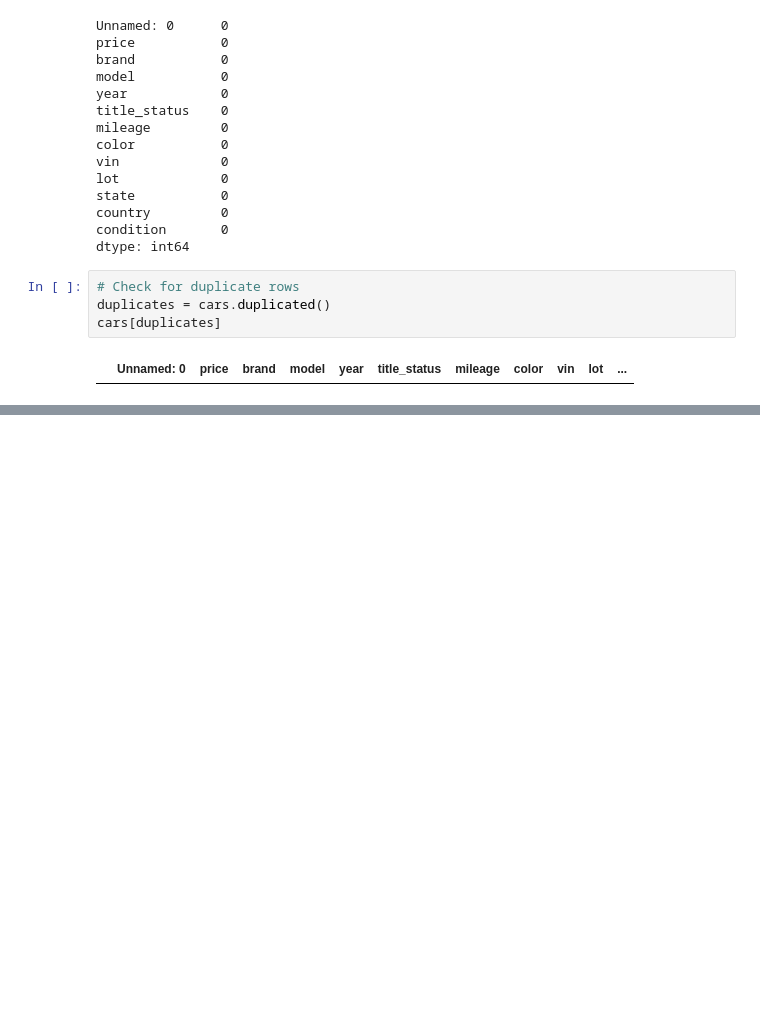
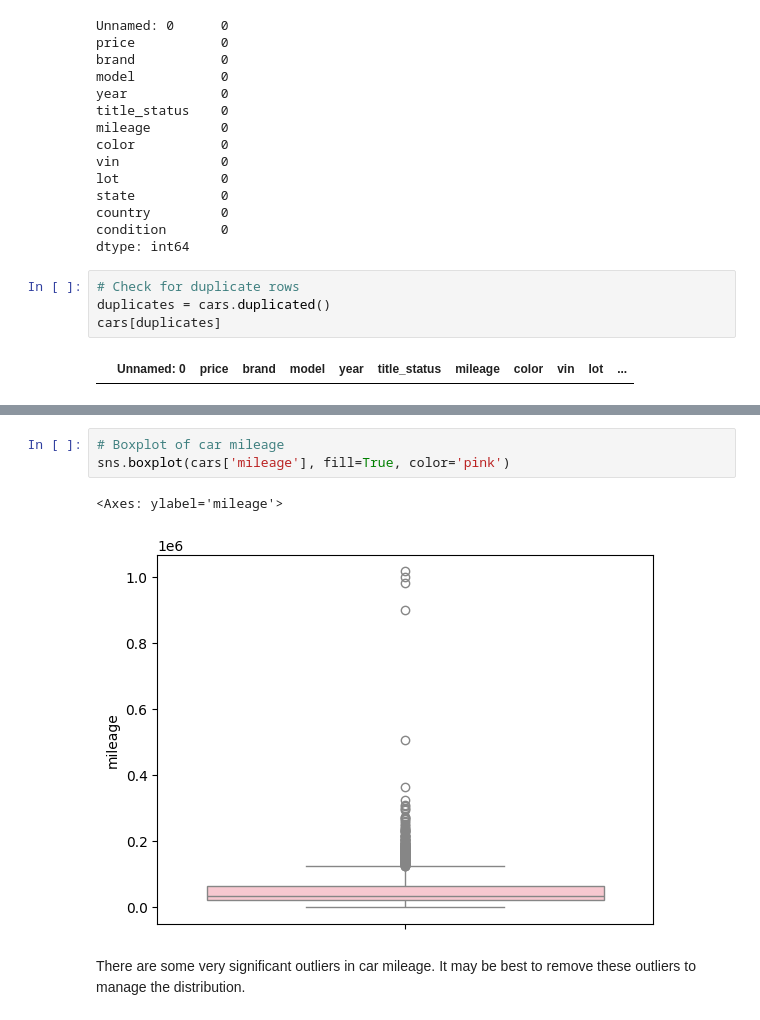
Before and after one commit to masonnicoletti/Car-Analysis-Project, a Jupyter notebook: eda.ipynb, the cells around one changed output, grey strips where cells are left out. Cells and saved outputs as stored; diff of their text form; blank space fills up the shorter version.

```diff
--- a/eda.ipynb
+++ b/eda.ipynb
@@ -69,0 +77,8 @@ plt.show()
+# %%
+# Boxplot of car mileage
+sns.boxplot(cars['mileage'], fill=True, color='pink')
+# %% [output]
+<Axes: ylabel='mileage'>
+[figure, added]
+# %% [markdown]
+There are some very significant outliers in car mileage. It may be best to remove these outliers to manage the distribution.
```
Also changed, not shown: parts of 22 cells of this notebook, 1 other file.
